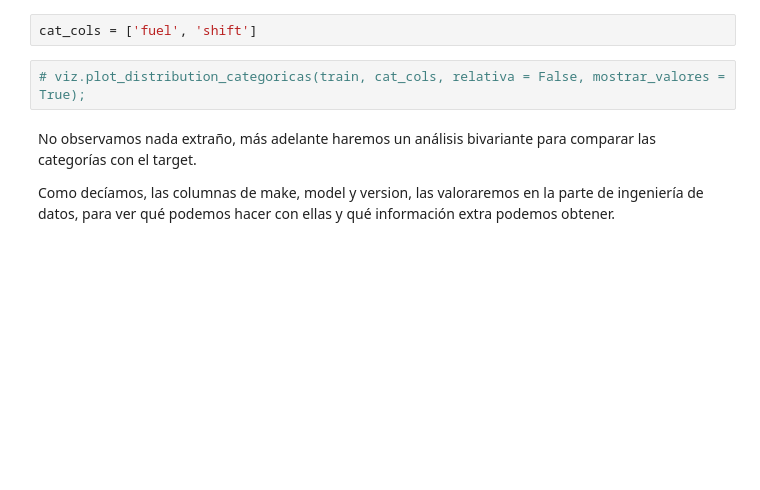
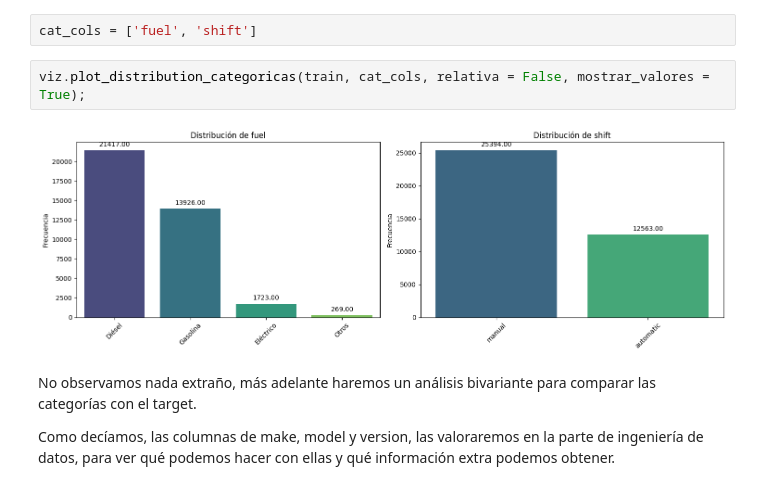
Before and after one commit to mPuchadesdo/ML_Coches-de-segunda-mano, a Jupyter notebook: src/results_notebook/results_notebook.ipynb, the cells around one changed output. Drawn from its saved outputs; the diff is of its cells as text; blank space fills up the shorter version.

```diff
--- a/src/results_notebook/results_notebook.ipynb
+++ b/src/results_notebook/results_notebook.ipynb
@@ -417,7 +420,9 @@ Como variables categóricas vamos a contar únicamente fuel y shift, ya que make
 # %%
 cat_cols = ['fuel', 'shift']
 # %%
-# viz.plot_distribution_categoricas(train, cat_cols, relativa = False, mostrar_valores = True);
+viz.plot_distribution_categoricas(train, cat_cols, relativa = False, mostrar_valores = True);
+# %% [output]
+[figure, added]
 # %% [markdown]
 No observamos nada extraño, más adelante haremos un análisis bivariante para comparar las categorías con el target.
 
```
Also changed, not shown: parts of 18 cells of this notebook, 17 other files.
